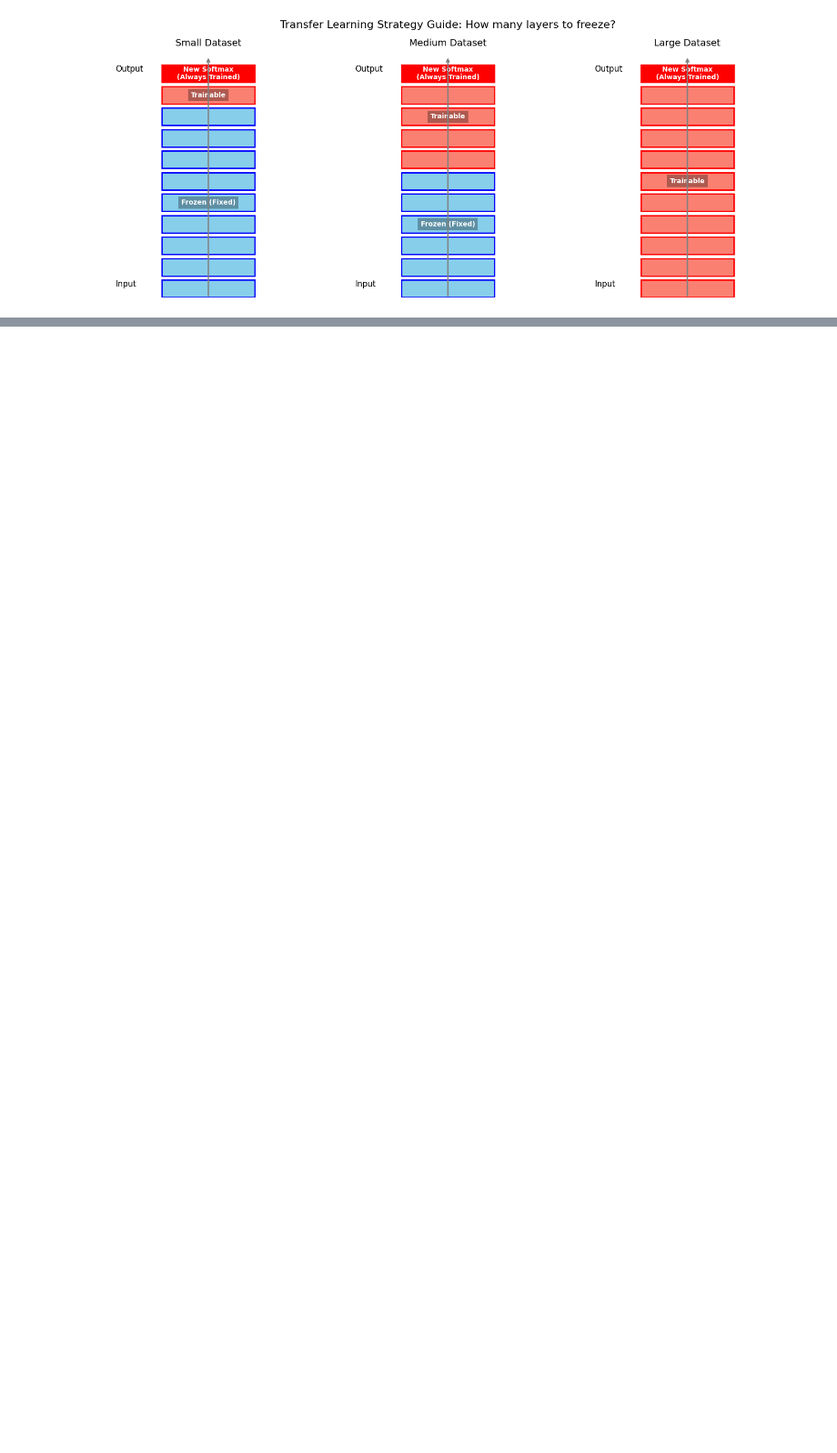
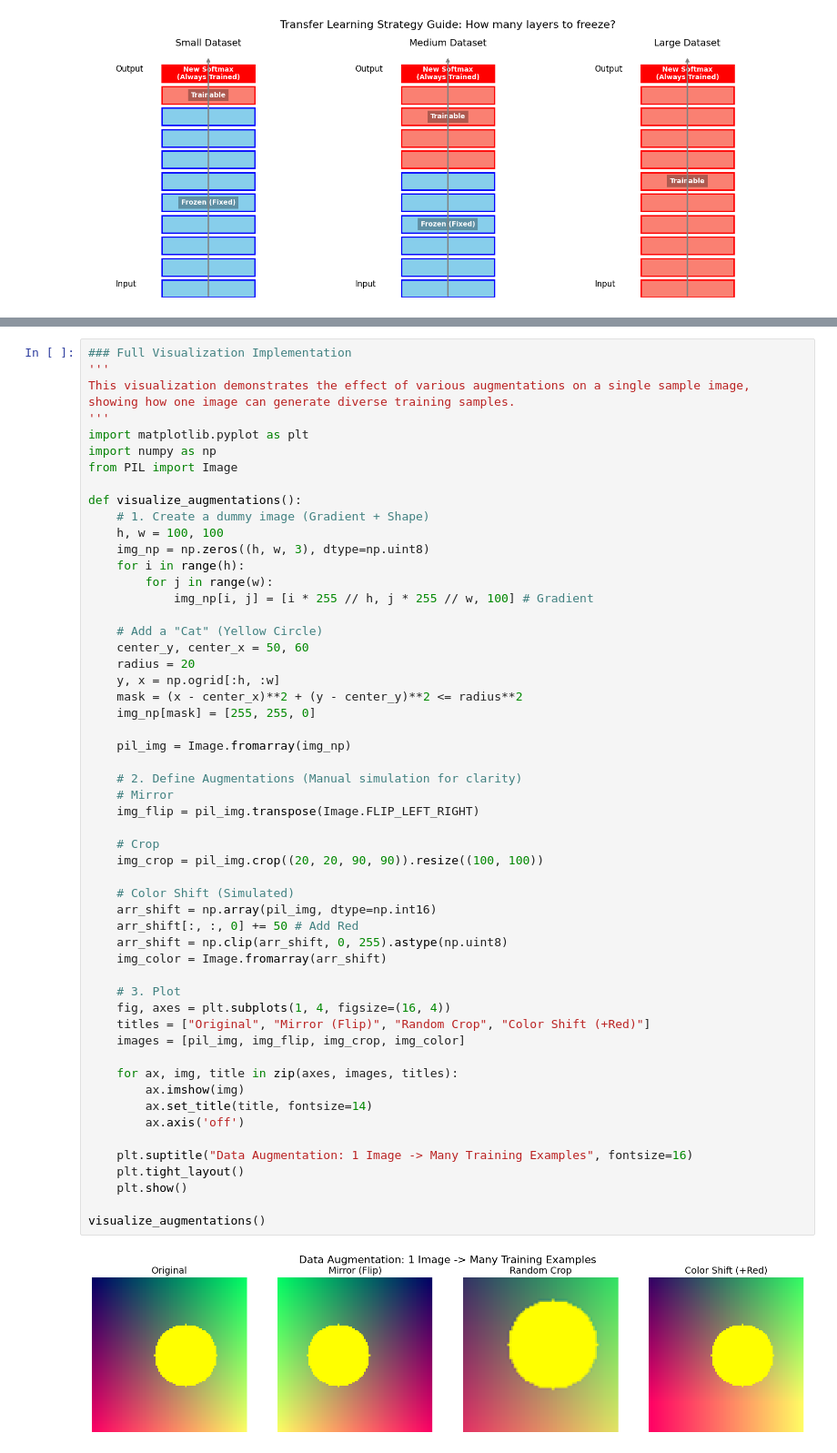
Before and after one commit to Saavkd7/DeepLearning-Specialization-Coursera, a Jupyter notebook: 4. Convolutional+Neural+NETWORKS/Week2/Ex.ipynb, the cells around one changed output, grey strips where cells are left out. Shown at 91% size. Saved outputs shown, nothing was run; the diff lists cells and outputs as text; blank space fills up the shorter version.

```diff
--- a/4. Convolutional+Neural+NETWORKS/Week2/Ex.ipynb
+++ b/4. Convolutional+Neural+NETWORKS/Week2/Ex.ipynb
@@ -796,0 +799,57 @@ visualize_transfer_learning_strategies()
+# %%
+### Full Visualization Implementation
+'''
+This visualization demonstrates the effect of various augmentations on a single sample image,
+showing how one image can generate diverse training samples.
+'''
+import matplotlib.pyplot as plt
+import numpy as np
+from PIL import Image
+
+def visualize_augmentations():
+    # 1. Create a dummy image (Gradient + Shape)
+    h, w = 100, 100
+    img_np = np.zeros((h, w, 3), dtype=np.uint8)
+    for i in range(h):
+        for j in range(w):
+            img_np[i, j] = [i * 255 // h, j * 255 // w, 100] # Gradient
+
+    # Add a "Cat" (Yellow Circle)
+    center_y, center_x = 50, 60
+    radius = 20
+    y, x = np.ogrid[:h, :w]
+    mask = (x - center_x)**2 + (y - center_y)**2 <= radius**2
+    img_np[mask] = [255, 255, 0]
+
+    pil_img = Image.fromarray(img_np)
+
+    # 2. Define Augmentations (Manual simulation for clarity)
+    # Mirror
+    img_flip = pil_img.transpose(Image.FLIP_LEFT_RIGHT)
+
+    # Crop
+    img_crop = pil_img.crop((20, 20, 90, 90)).resize((100, 100))
+
+    # Color Shift (Simulated)
+    arr_shift = np.array(pil_img, dtype=np.int16)
+    arr_shift[:, :, 0] += 50 # Add Red
+    arr_shift = np.clip(arr_shift, 0, 255).astype(np.uint8)
+    img_color = Image.fromarray(arr_shift)
+
+    # 3. Plot
+    fig, axes = plt.subplots(1, 4, figsize=(16, 4))
+    titles = ["Original", "Mirror (Flip)", "Random Crop", "Color Shift (+Red)"]
+    images = [pil_img, img_flip, img_crop, img_color]
+
+    for ax, img, title in zip(axes, images, titles):
+        ax.imshow(img)
+        ax.set_title(title, fontsize=14)
+        ax.axis('off')
+
+    plt.suptitle("Data Augmentation: 1 Image -> Many Training Examples", fontsize=16)
+    plt.tight_layout()
+    plt.show()
+
+visualize_augmentations()
+# %% [output]
+[figure, added]
```
Also changed, not shown: parts of 1 cell of this notebook, 1 other file.
